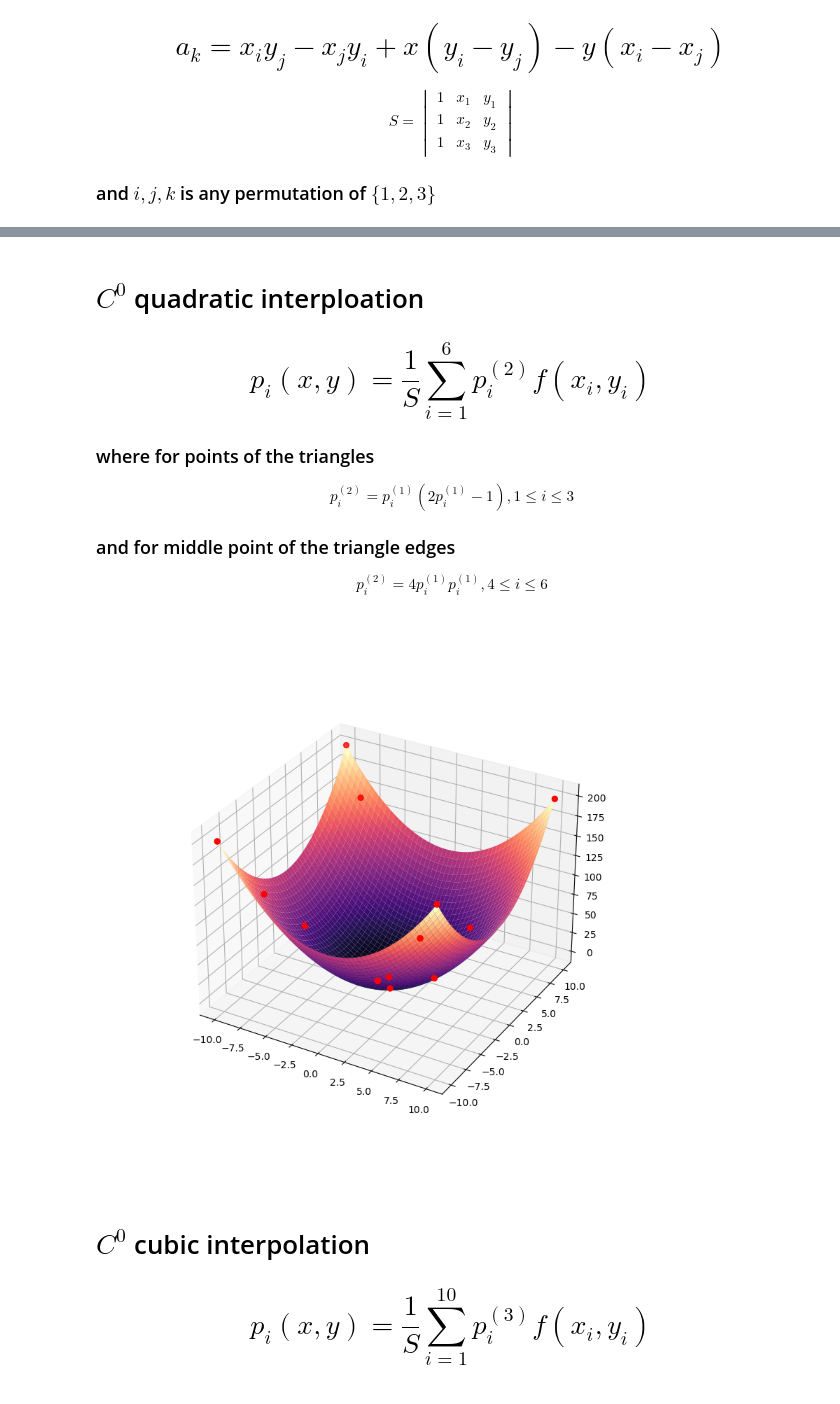
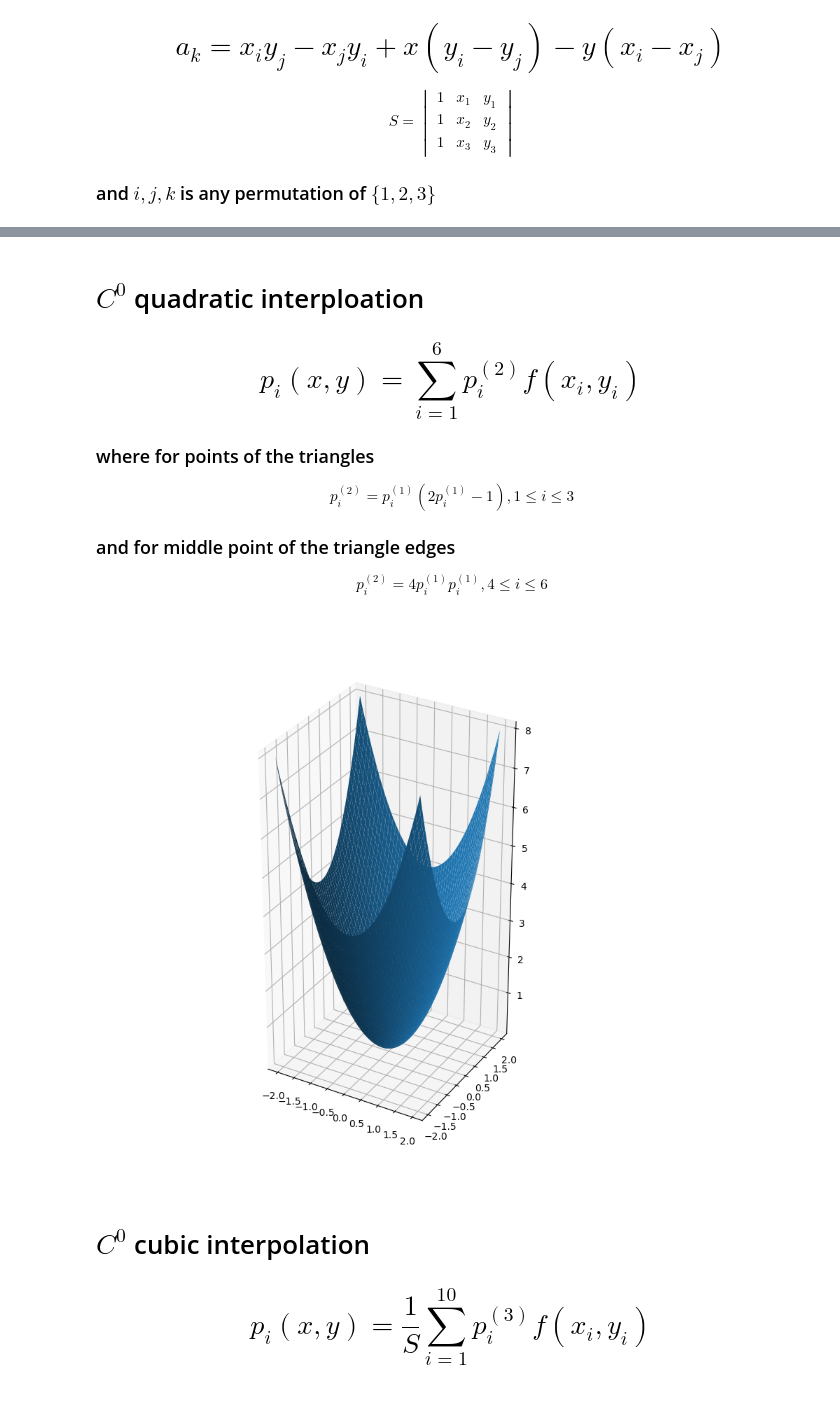
Before and after one commit to kamosevoyan/Diploma_work, a Jupyter notebook: Notebooks/Triangular_interpolation.ipynb, the cells around one changed output, grey strips where cells are left out. Cells and saved outputs as stored; diff of their text form; code cells hidden in the pictures.

```diff
--- a/Notebooks/Triangular_interpolation.ipynb
+++ b/Notebooks/Triangular_interpolation.ipynb
@@ -52,20 +54,9 @@ plt.show()
+# %%
+r2 = points[:, 0]**2 + points[:, 1]**2
+# %%
+points = points[(r2 <= 4)]
 # %%
-points = numpy.array([
-[-8, 9],
-[3, -7],
-[8, -9],
-[0, 0],
-[6, -3],
-[5, 5],
-[3, -5],
-[-7, -2],
-[-9, -5.],
-[-10, -10],
-[10, 10],
-[10, -10],
-[-10, 10]
-])
-triangles_s = torch.from_numpy(points[Delaunay(points).simplices])
+triangles_s = torch.from_numpy(points[Delaunay(points, ).simplices])
 triangles_c = triangles_s.reshape(-1, 2)
 # %% [markdown]
 # Delaunay
@@ -84,8 +75,8 @@ plt.show()
 # %% [markdown]
 # Preprocessing part
 # %%
-tx = torch.linspace(-10, 10, 1000)
-ty = torch.linspace(-10, 10, 1000)
+tx = torch.linspace(-2, 2, 100)
+ty = torch.linspace(-2, 2, 100)
 xx, yy = torch.meshgrid(tx, ty, indexing="xy")
 points_ = torch.stack((xx, yy)).permute(1, 2, 0)
 # %%
@@ -131,7 +122,7 @@ plt.show()
 # %% [markdown]
 # $C^0$ quadratic interploation
 
-# $$\boxed{p_{i}(x,y)=\frac{1}{S}\sum_{i=1}^{6}p^{(2)}_{i}f(x_i,y_i)}$$
+# $$\boxed{p_{i}(x,y)=\sum_{i=1}^{6}p^{(2)}_{i}f(x_i,y_i)}$$
 ### where for points of the triangles
 $$p^{(2)}_{i}=p^{(1)}_{i}(2p^{(1)}_{i}-1), 1\le i\le3$$
 ### and for middle point of the triangle edges
@@ -151,15 +142,15 @@ for pair in pairs:
 # %%
 %matplotlib widget
 fig = plt.figure(figsize=(8, 8))
 ax = plt.axes(projection='3d')
-ax.plot_surface(xx, yy, S, cmap="magma")
-#ax.scatter(XX, YY, f(XX, YY), color='red')
-ax.scatter(triangles_c[:, 0], triangles_c[:, 1], f(triangles_c[:, 0], triangles_c[:, 1]), color="red", s=30)
-
-#ax.scatter(XX, YY, f(XX, YY), color='red')
+#ax.plot_surface(xx, yy, S, cmap="magma")
+k = 0
+ax.plot_surface(xx[k:], yy[k:], numpy.diff(S, axis=0, n=k))
+ax.set_box_aspect((numpy.ptp(xx), numpy.ptp(yy), numpy.ptp(S)))
+#ax.scatter(triangles_c[:, 0], triangles_c[:, 1], f(triangles_c[:, 0], triangles_c[:, 1]), color="red", s=30)
 plt.show()
 # %% [output]
-[figure, old version]
+[figure, new version]
 # %% [markdown]
 # $C^0$ cubic interpolation
 
```
Also changed, not shown: parts of 6 cells of this notebook.
